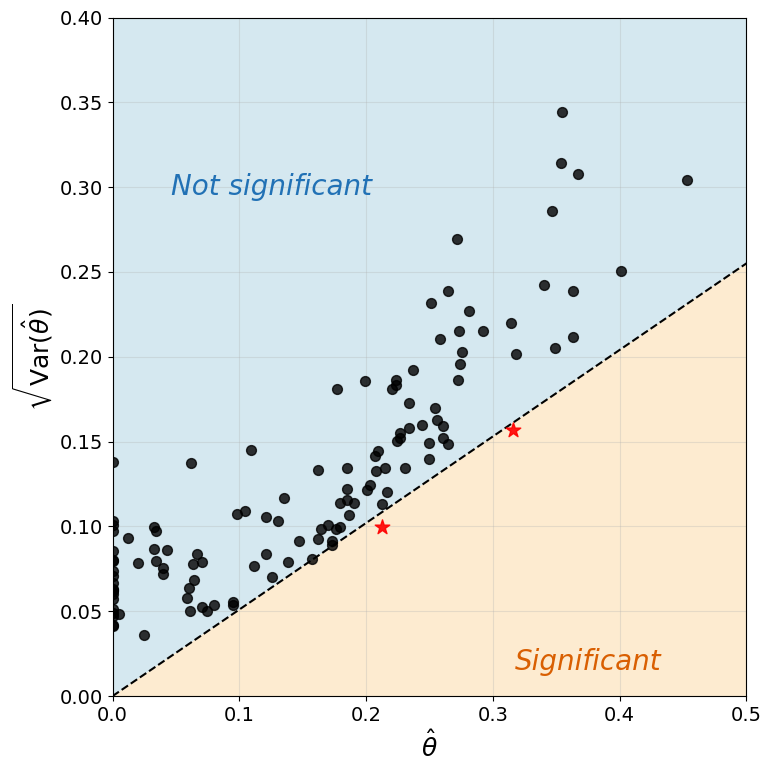
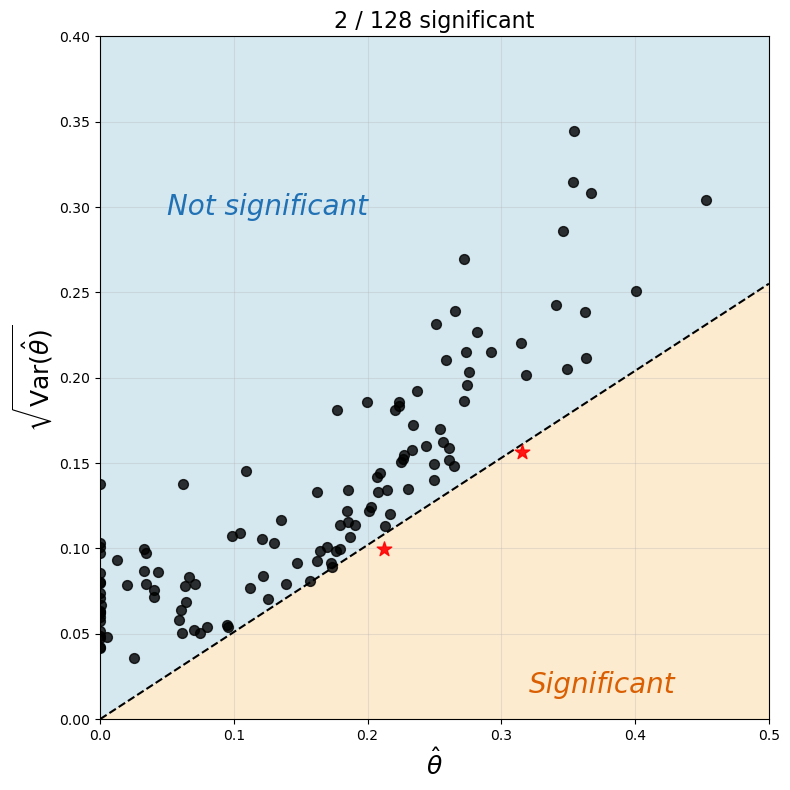
Code edit (unified diff) that turned the first committed figure into the second:
--- before
+++ after
@@ -47,7 +47,7 @@
 ax.grid(True, alpha=0.3)
 
-#n_sig = sig.shape[0]
-#n_total = len(pairs)
-#ax.set_title(f'{n_sig} / {n_total} significant', fontsize=16)
+n_sig = sig.shape[0]
+n_total = len(pairs)
+ax.set_title(f'{n_sig} / {n_total} significant', fontsize=16)
 
 plt.tight_layout()

Commit: looks good, before we try to get it to format as pnas paper